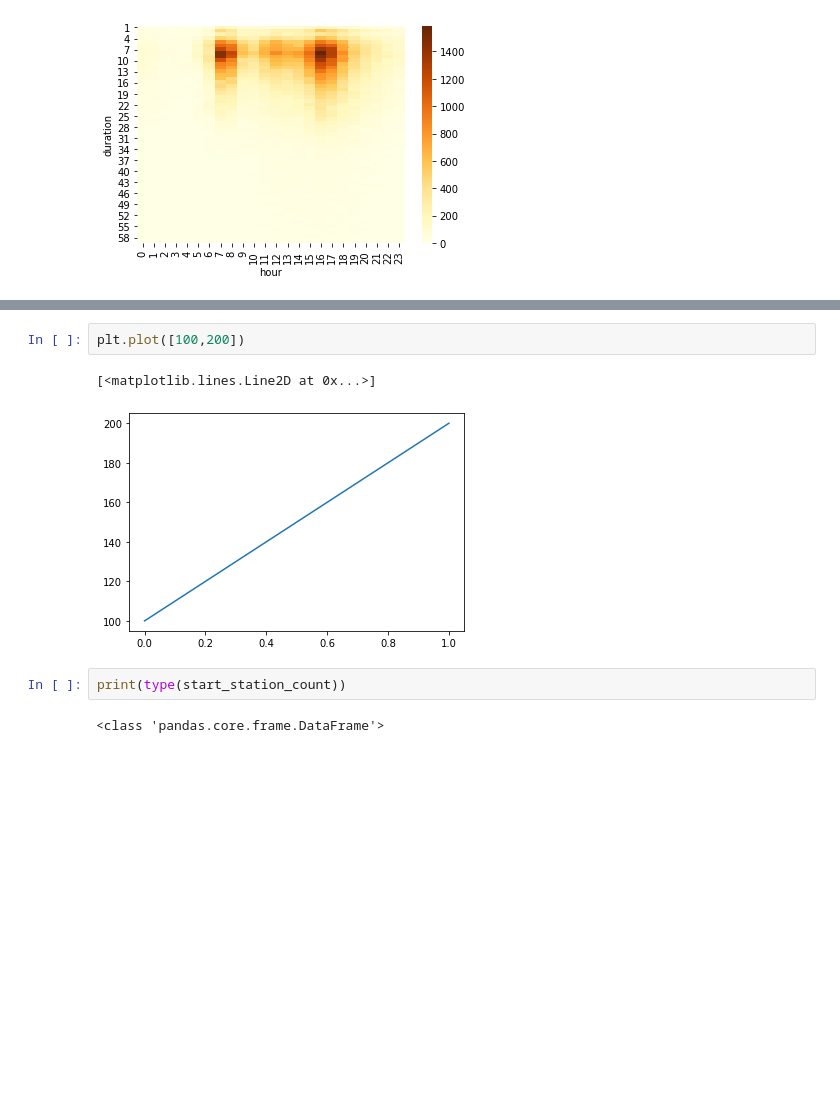
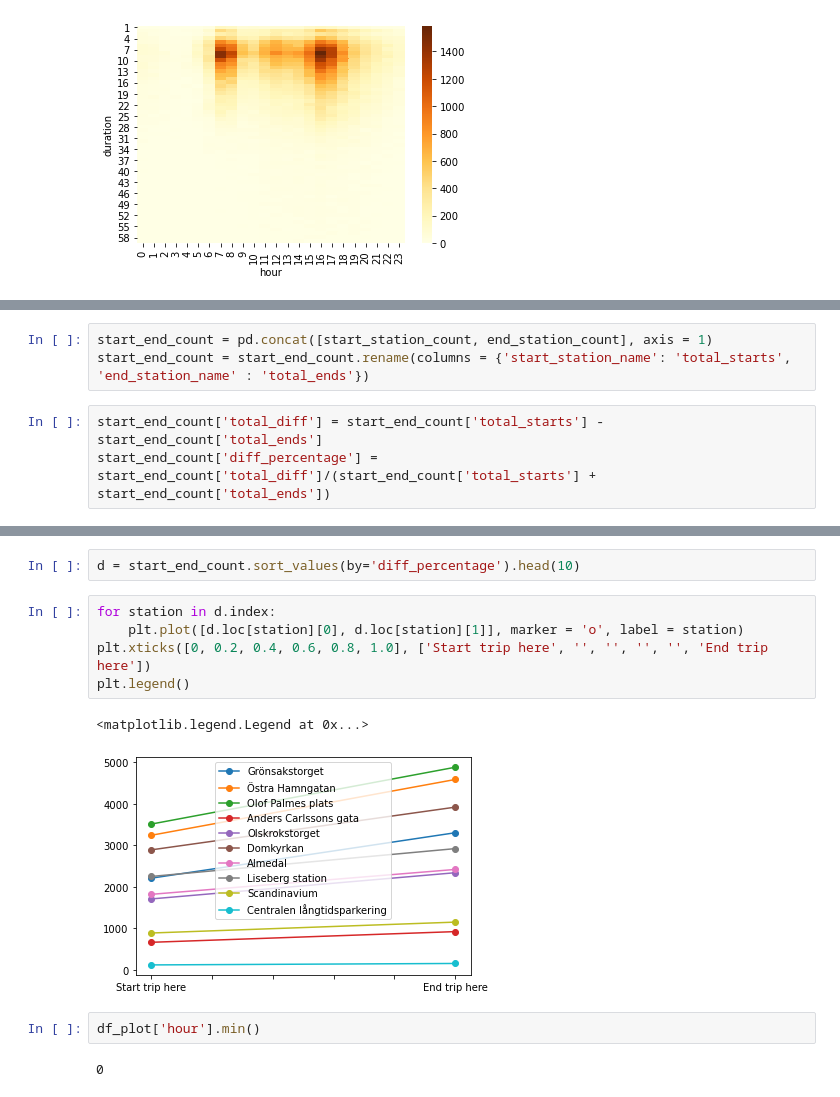
Before and after one commit to flowton/bike-rental, a Jupyter notebook: bike-rental-gbg.ipynb, the cells around one changed output, grey strips where cells are left out. Saved outputs shown, nothing was run; the diff lists cells and outputs as text; blank space fills up the shorter version.

```diff
--- a/bike-rental-gbg.ipynb
+++ b/bike-rental-gbg.ipynb
@@ -354,0 +377,6 @@ Index(['Drottningtorget', 'Hagabion', 'Chalmers tvärgata', 'Stenpiren',
+# %%
+start_end_count = pd.concat([start_station_count, end_station_count], axis = 1)
+start_end_count = start_end_count.rename(columns = {'start_station_name': 'total_starts', 'end_station_name' : 'total_ends'})
+# %%
+start_end_count['total_diff'] = start_end_count['total_starts'] - start_end_count['total_ends']
+start_end_count['diff_percentage'] = start_end_count['total_diff']/(start_end_count['total_starts'] + start_end_count['total_ends'])
@@ -387,9 +435,14 @@ plt.plot([6416, 4486])
-# %%
-plt.plot([100,200])
-# %% [output]
-[<matplotlib.lines.Line2D at 0x...>]
-[figure, removed]
-# %%
-print(type(start_station_count))
-# %% [output]
-<class 'pandas.core.frame.DataFrame'>
+# %%
+d = start_end_count.sort_values(by='diff_percentage').head(10)
+# %%
+for station in d.index:
+    plt.plot([d.loc[station][0], d.loc[station][1]], marker = 'o', label = station)
+plt.xticks([0, 0.2, 0.4, 0.6, 0.8, 1.0], ['Start trip here', '', '', '', '', 'End trip here'])
+plt.legend()
+# %% [output]
+<matplotlib.legend.Legend at 0x...>
+[figure, added]
+# %%
+df_plot['hour'].min()
+# %% [output]
+0
```
Also changed, not shown: parts of 16 cells of this notebook.
